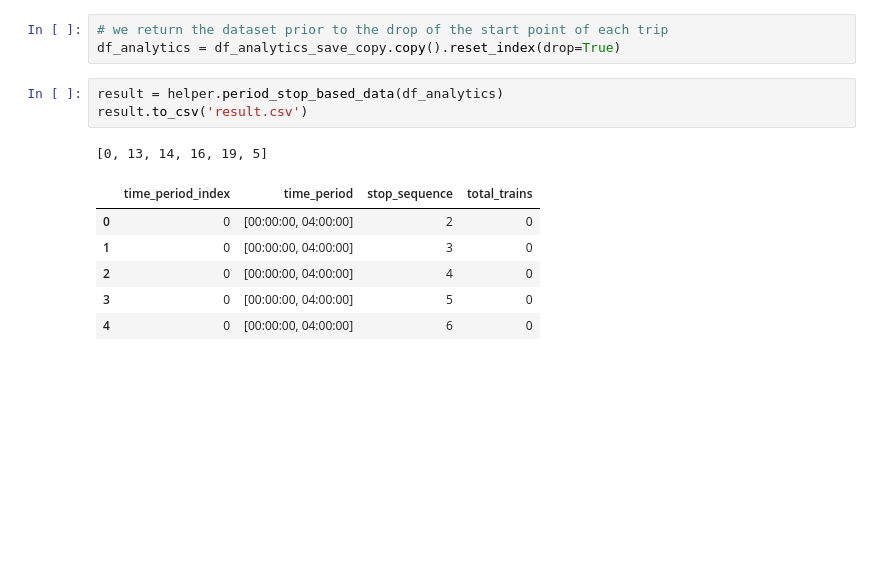
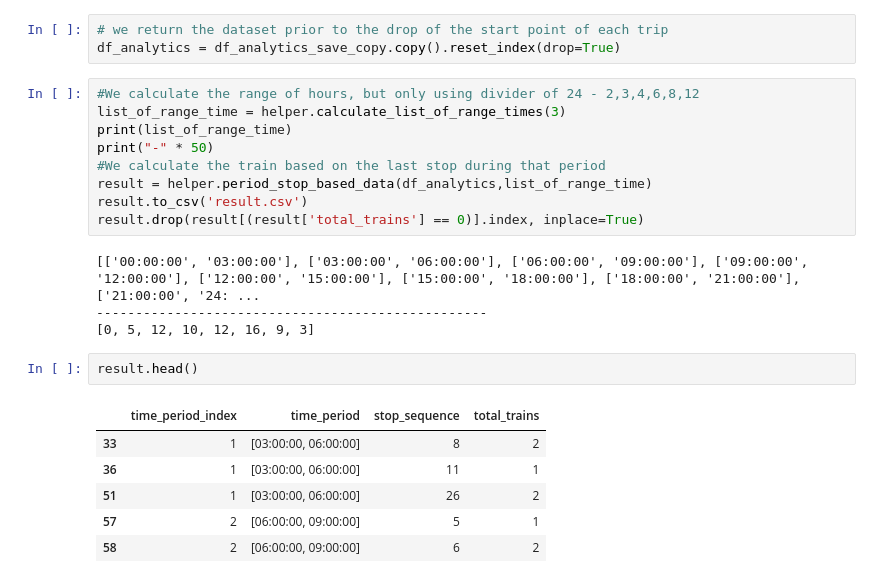
Before and after one commit to gianlucarea/weather-delay, a Jupyter notebook: week-focused-analytics.ipynb, the cells around one changed output. Drawn from its saved outputs; the diff is of its cells as text; blank space fills up the shorter version.

Commit message:
dynamic list of range time

```diff
--- a/week-focused-analytics.ipynb
+++ b/week-focused-analytics.ipynb
@@ -354,13 +355,24 @@ for trip_id in trips_between_bounds:
 # we return the dataset prior to the drop of the start point of each trip
 df_analytics = df_analytics_save_copy.copy().reset_index(drop=True)
 # %%
-result = helper.period_stop_based_data(df_analytics)
+#We calculate the range of hours, but only using divider of 24 - 2,3,4,6,8,12
+list_of_range_time = helper.calculate_list_of_range_times(3)
+print(list_of_range_time)
+print("-" * 50)
+#We calculate the train based on the last stop during that period
+result = helper.period_stop_based_data(df_analytics,list_of_range_time)
 result.to_csv('result.csv')
+result.drop(result[(result['total_trains'] == 0)].index, inplace=True)
 # %% [output]
-[0, 13, 14, 16, 19, 5]
+[['00:00:00', '03:00:00'], ['03:00:00', '06:00:00'], ['06:00:00', '09:00:00'], ['09:00:00', '12:00:00'], ['12:00:00', '15:00:00'], ['15:00:00', '18:00:00'], ['18:00:00', '21:00:00'], ['21:00:00', '24: ...
+--------------------------------------------------
+[0, 5, 12, 10, 12, 16, 9, 3]
-|  | time_period_index | time_period | stop_sequence | total_trains |
-| 0 | 0 | [00:00:00, 04:00:00] | 2 | 0 |
-| 1 | 0 | [00:00:00, 04:00:00] | 3 | 0 |
-| 2 | 0 | [00:00:00, 04:00:00] | 4 | 0 |
-| 3 | 0 | [00:00:00, 04:00:00] | 5 | 0 |
-| 4 | 0 | [00:00:00, 04:00:00] | 6 | 0 |
+# %%
+result.head()
+# %% [output]
+|  | time_period_index | time_period | stop_sequence | total_trains |
+| 33 | 1 | [03:00:00, 06:00:00] | 8 | 2 |
+| 36 | 1 | [03:00:00, 06:00:00] | 11 | 1 |
+| 51 | 1 | [03:00:00, 06:00:00] | 26 | 2 |
+| 57 | 2 | [06:00:00, 09:00:00] | 5 | 1 |
+| 58 | 2 | [06:00:00, 09:00:00] | 6 | 2 |
```
Also changed, not shown: parts of 1 cell of this notebook, 1 other file.
